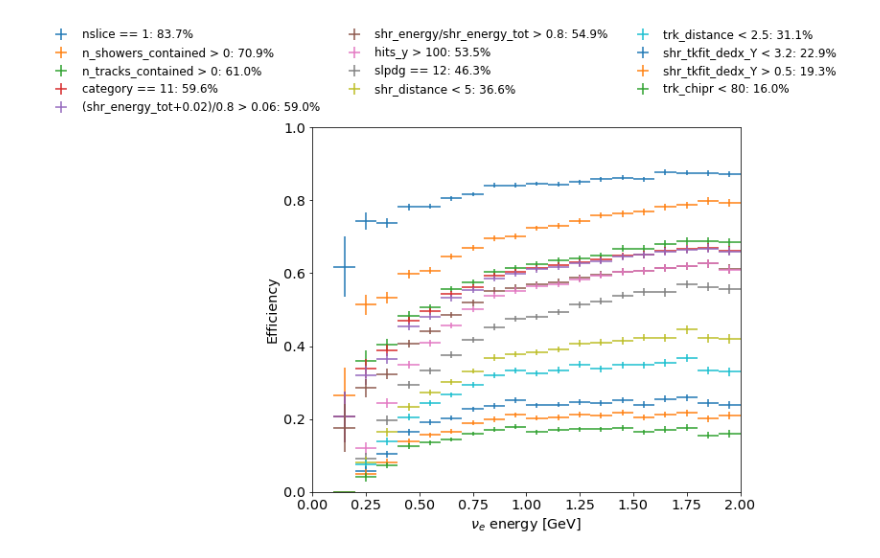
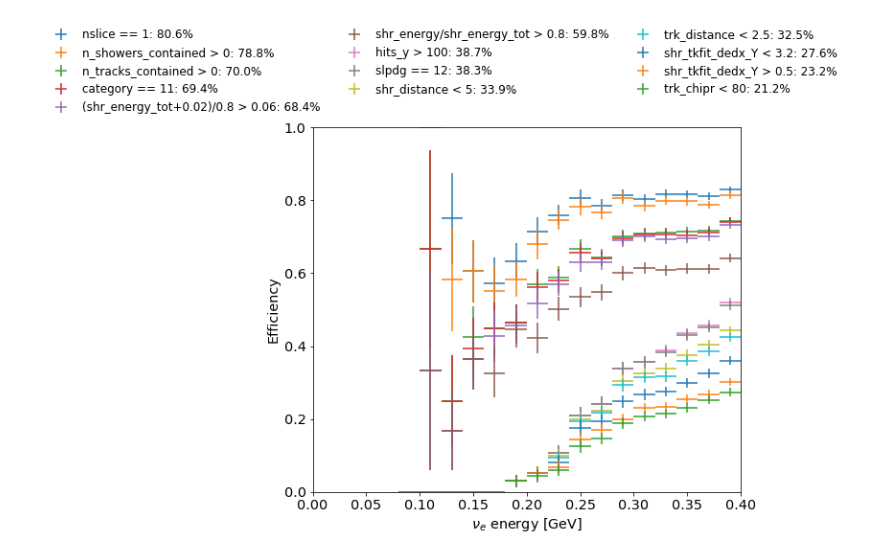
Before and after one commit to ubneutrinos/PELEE, a Jupyter notebook: Efficiency.ipynb, the cells around one changed output. Saved outputs shown, nothing was run; the diff lists cells and outputs as text; code cells hidden in the pictures.

```diff
--- a/Efficiency.ipynb
+++ b/Efficiency.ipynb
@@ -14,7 +14,7 @@ pylab.rcParams.update(params)
 fold = "nuselection"
 tree = "NeutrinoSelectionFilter"
 
-nue = uproot.open("root_files/v17/nue.root")[fold][tree]
+nue = uproot.open("root_files/sete.root")[fold][tree]
 variables = [
     "shr_dedx_Y", "shr_bkt_pdg", "p", "pt", "selected", "nu_pdg", "shr_theta",
     "slpdg", "trk_score_v", "backtracked_pdg", "shr_theta_v",
@@ -163,33 +163,33 @@ for cut in cuts:
         query = query + "&"
     query += cut
 
     plot, value = efficiency_plot(
         ax,
         true_selected,
         "nu_e",
         query,
         label=cut,
-        range=(0, 2),
+        range=(0, 0.4),
         bins=20)
 
 #     plot_dist, value_dist = efficiency_plot(
 #         ax,
 #         true_selected_dist,
 #         "nu_e",
 #         query,
 #         label=cut,
 #         range=(0, 2),
 #         bins=20)
 
     effs.append(value)
 #     effs_dist.append(value_dist)
     leg = ax.legend(loc='bottom right', bbox_to_anchor=(1.25, 1.3), ncol=3, frameon=False)
 
 ax.set_ylim(0, 1)
-ax.set_xlim(0, 2)
+ax.set_xlim(0, 0.4)
 ax.set_ylabel("Efficiency")
 ax.set_xlabel(r"$\nu_e$ energy [GeV]")
 
 fig.savefig("plots/eff.pdf", transparent=True)
 # %% [output]
-[figure, old version]
+[figure, new version]
```
Also changed, not shown: parts of 2 cells of this notebook, 2 other files.
